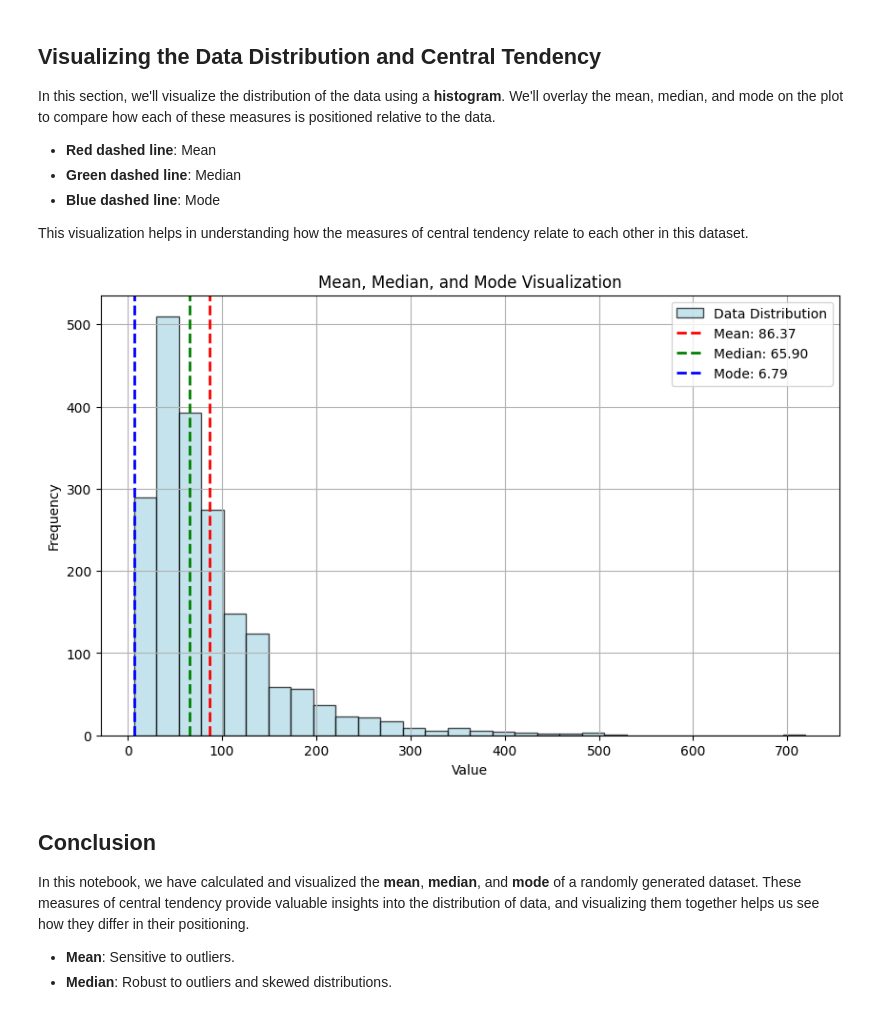
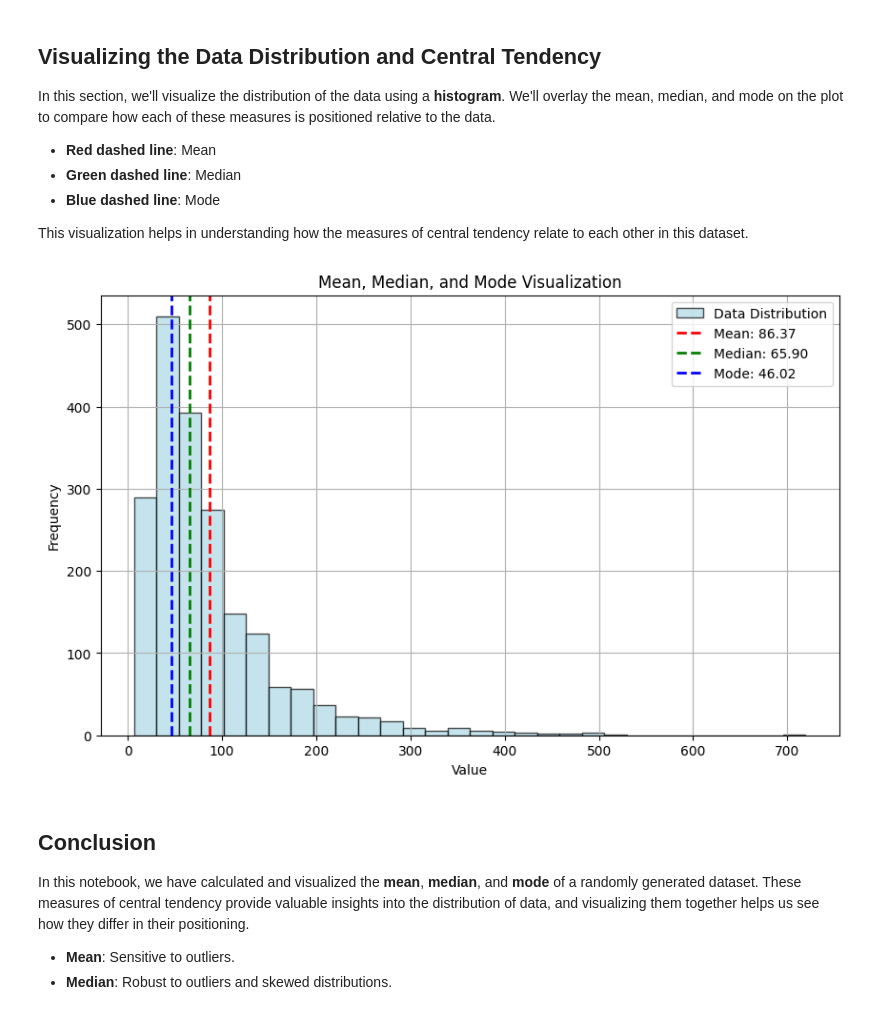
Before and after one commit to blakecodex/statistics_fundamentals, a Jupyter notebook: 1_descriptive_statistics/mean_median_mode.ipynb, the cells around one changed output. Cells and saved outputs as stored; diff of their text form; code cells hidden in the pictures.

Commit message:
modifies notebook to correct for mode by using KDE for continous distribution

```diff
--- a/1_descriptive_statistics/mean_median_mode.ipynb
+++ b/1_descriptive_statistics/mean_median_mode.ipynb
@@ -27,14 +29,19 @@ data = np.random.lognormal(mean=4.2, sigma=0.75, size=2000)  # Log-normal distri
 mean = np.mean(data)
 median = np.median(data)
 
-# use .mode() and make sure to access the correct value safely
-mode_result = stats.mode(data, keepdims=True)  #using keepdims=True for newer versions of SciPy
-mode = mode_result.mode[0]  # Access the mode value
+# Kernel Density Estimation to find the mode
+kde = stats.gaussian_kde(data)
+x_range = np.linspace(min(data), max(data), 1000)
+mode_kde = x_range[np.argmax(kde(x_range))]
+
+#NB: use stats.mode() is designed to work best with discrete distributions. We're working on a log-normal continuous distribution, so using a KDE is the best approach to find mode.
+
+
 
 # Print the results for reference
 print(f"Mean: {mean:.2f}")
 print(f"Median: {median:.2f}")
-print(f"Mode: {mode:.2f}")
+print(f"Mode (KDE): {mode_kde:.2f}")
 # %% [output]
 Mean: 86.37
 Median: 65.90
@@ -52,26 +59,26 @@ This visualization helps in understanding how the measures of central tendency r
 # %%
 # Create the figure and subplots
 plt.figure(figsize=(10, 6))
 
 # Plot histogram of data
 plt.hist(data, bins=30, color='lightblue', edgecolor='black', alpha=0.7, label='Data Distribution')
 
 # Plot mean, median, and mode as vertical lines
 plt.axvline(mean, color='red', linestyle='dashed', linewidth=2, label=f'Mean: {mean:.2f}')
 plt.axvline(median, color='green', linestyle='dashed', linewidth=2, label=f'Median: {median:.2f}')
-plt.axvline(mode, color='blue', linestyle='dashed', linewidth=2, label=f'Mode: {mode:.2f}')
+plt.axvline(mode_kde, color='blue', linestyle='dashed', linewidth=2, label=f'Mode: {mode_kde:.2f}')
 
 # Add labels and title
 plt.title('Mean, Median, and Mode Visualization')
 plt.xlabel('Value')
 plt.ylabel('Frequency')
 plt.legend()
 
 # Show the plot
 plt.grid(True)
 plt.show()
 # %% [output]
-[figure, old version]
+[figure, new version]
 # %% [markdown]
 ## Conclusion
 
```
Also changed, not shown: parts of 2 cells of this notebook.
